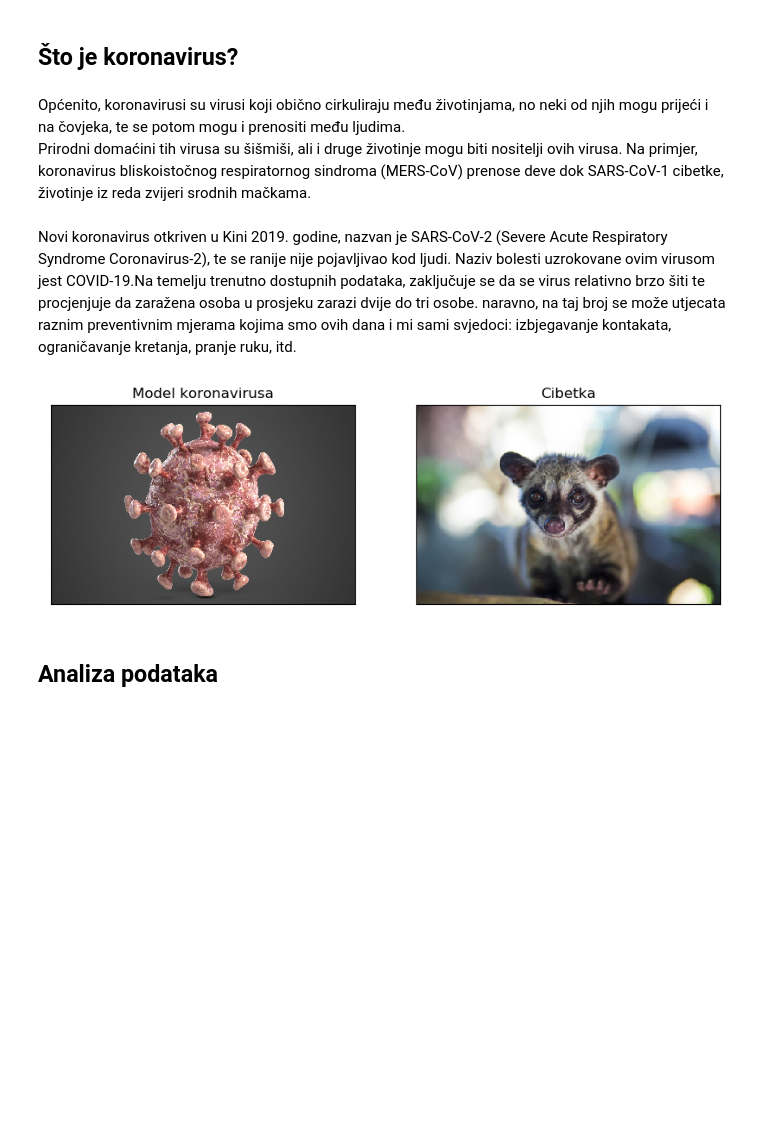
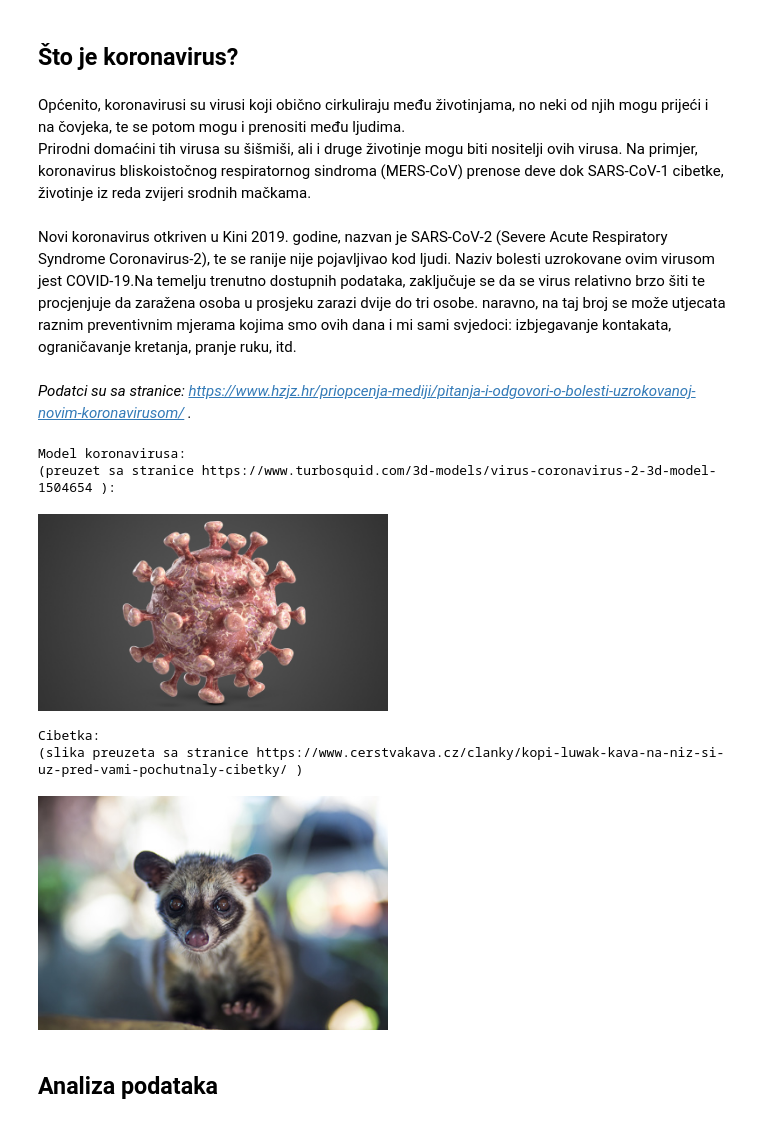
Before and after one commit to dominikmik195/mat_soft, a Jupyter notebook: corona_formal.ipynb, the cells around one changed output. Drawn from its saved outputs; the diff is of its cells as text; code cells hidden in the pictures; blank space fills up the shorter version.

```diff
--- a/corona_formal.ipynb
+++ b/corona_formal.ipynb
@@ -7,23 +7,22 @@ U jeku nove epidemije naše su misli cijeli dan, svaki dan, usmjerene na nove vi
 # %% [markdown]
 Općenito, koronavirusi su virusi koji obično cirkuliraju među životinjama, no neki od njih mogu prijeći i na čovjeka, te se potom mogu i prenositi među ljudima.<br>
 Prirodni domaćini tih virusa su šišmiši, ali i druge životinje mogu biti nositelji ovih virusa. Na primjer, koronavirus bliskoistočnog respiratornog sindroma (MERS-CoV) prenose deve dok SARS-CoV-1  cibetke, životinje iz reda zvijeri srodnih mačkama.<br><br>
-Novi koronavirus otkriven u Kini 2019. godine, nazvan je SARS-CoV-2 (Severe Acute Respiratory Syndrome Coronavirus-2), te se ranije nije pojavljivao kod ljudi. Naziv bolesti uzrokovane ovim virusom jest COVID-19.Na temelju trenutno dostupnih podataka, zaključuje se da se virus relativno brzo šiti te procjenjuje da zaražena osoba u prosjeku zarazi dvije do tri osobe. naravno, na taj broj se može utjecata raznim preventivnim mjerama kojima smo ovih dana i mi sami svjedoci: izbjegavanje kontakata, ograničavanje kretanja, pranje ruku, itd.
+Novi koronavirus otkriven u Kini 2019. godine, nazvan je SARS-CoV-2 (Severe Acute Respiratory Syndrome Coronavirus-2), te se ranije nije pojavljivao kod ljudi. Naziv bolesti uzrokovane ovim virusom jest COVID-19.Na temelju trenutno dostupnih podataka, zaključuje se da se virus relativno brzo šiti te procjenjuje da zaražena osoba u prosjeku zarazi dvije do tri osobe. naravno, na taj broj se može utjecata raznim preventivnim mjerama kojima smo ovih dana i mi sami svjedoci: izbjegavanje kontakata, ograničavanje kretanja, pranje ruku, itd.<br><br>
+<i>Podatci su sa stranice: https://www.hzjz.hr/priopcenja-mediji/pitanja-i-odgovori-o-bolesti-uzrokovanoj-novim-koronavirusom/ .</i>
-# %%
-import matplotlib.pyplot as plt
-plt.rcParams['figure.max_open_warning'] = 250
-%matplotlib agg
-
-nazivi = {0:'Model koronavirusa', 1:'Cibetka', 2:'korona_model.jpg', 3:'cibetka.jpg'}
-
-fig1, ax1 = plt.subplots(1, 2, figsize=(10,3))
-for i in range(0, 2):
-    fig1.axes[i].get_xaxis().set_visible(False)
-    fig1.axes[i].get_yaxis().set_visible(False)
-    ax1[i].set_title(nazivi[i])
-    ax1[i].imshow(plt.imread(nazivi[i+2]), aspect='auto')
-fig1
-# %% [output]
-[figure, removed]
+# %%
+from IPython.display import Image
+
+print("Model koronavirusa: \n(preuzet sa stranice https://www.turbosquid.com/3d-models/virus-coronavirus-2-3d-model-1504654 ):")
+display(Image('korona_model.jpg', width=350))
+print("Cibetka:\n(slika preuzeta sa stranice https://www.cerstvakava.cz/clanky/kopi-luwak-kava-na-niz-si-uz-pred-vami-pochutnaly-cibetky/ )")
+display(Image('cibetka.jpg', width=350))
+# %% [output]
+Model koronavirusa:
+(preuzet sa stranice https://www.turbosquid.com/3d-models/virus-coronavirus-2-3d-model-1504654 ):
+[figure, added]
+Cibetka:
+(slika preuzeta sa stranice https://www.cerstvakava.cz/clanky/kopi-luwak-kava-na-niz-si-uz-pred-vami-pochutnaly-cibetky/ )
+[figure, added]
 # %% [markdown]
 ## Analiza podataka
 # %% [markdown]
```
Also changed, not shown: parts of 14 cells of this notebook, 5 other files.
